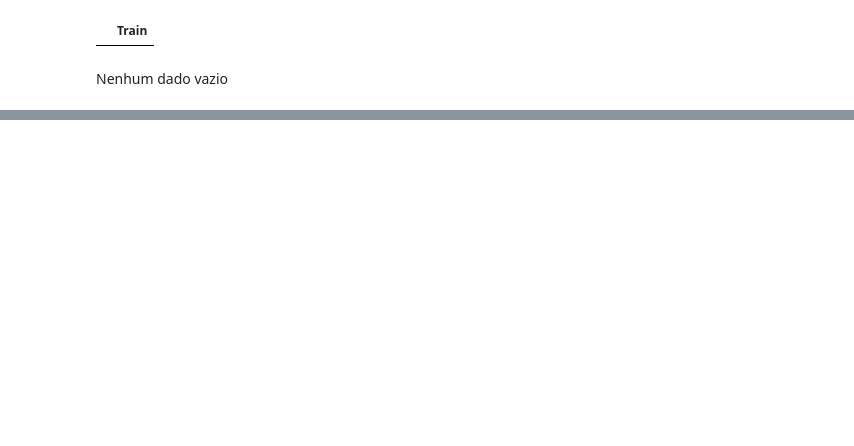
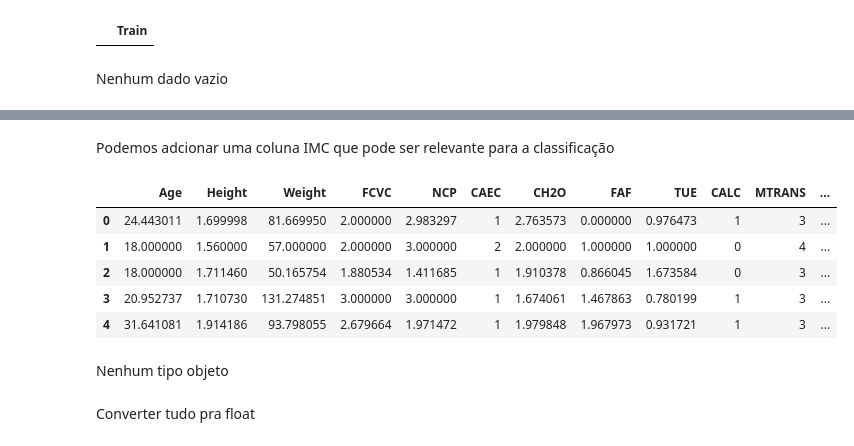
Before and after one commit to thiagomout/datamining, a Jupyter notebook: obesity_risk_random_forest.ipynb, the cells around one changed output, grey strips where cells are left out. Cells and saved outputs as stored; diff of their text form; code cells hidden in the pictures; blank space fills up the shorter version.

```diff
--- a/obesity_risk_random_forest.ipynb
+++ b/obesity_risk_random_forest.ipynb
@@ -23,0 +218,3 @@ Nenhum dado vazio
+# %%
+train['CALC'] = train['CALC'].replace(target).astype('int64')
+train['CALC'].unique()
@@ -23,0 +315,3 @@ Nenhum dado vazio
+# %%
+train = train.drop(columns=['Gender_Female','family_history_with_overweight_no','FAVC_no','SMOKE_no','SCC_no',])
+test = test.drop(columns=['Gender_Female','family_history_with_overweight_no','FAVC_no','SMOKE_no','SCC_no',])
@@ -23,0 +358,4 @@ Nenhum dado vazio
+# %% [markdown]
+Podemos adcionar uma coluna IMC que pode ser relevante para a classificação
+# %%
+train['imc'] = (train['Weight'])/((train['Height'])**2)
@@ -23,0 +364,13 @@ Nenhum dado vazio
+# %%
+train.head()
+# %% [output]
+|  | Age | Height | Weight | FCVC | NCP | CAEC | CH2O | FAF | TUE | CALC | MTRANS | ... |
+| 0 | 24.443011 | 1.699998 | 81.669950 | 2.000000 | 2.983297 | 1 | 2.763573 | 0.000000 | 0.976473 | 1 | 3 | ... |
+| 1 | 18.000000 | 1.560000 | 57.000000 | 2.000000 | 3.000000 | 2 | 2.000000 | 1.000000 | 1.000000 | 0 | 4 | ... |
+| 2 | 18.000000 | 1.711460 | 50.165754 | 1.880534 | 1.411685 | 1 | 1.910378 | 0.866045 | 1.673584 | 0 | 3 | ... |
+| 3 | 20.952737 | 1.710730 | 131.274851 | 3.000000 | 3.000000 | 1 | 1.674061 | 1.467863 | 0.780199 | 1 | 3 | ... |
+| 4 | 31.641081 | 1.914186 | 93.798055 | 2.679664 | 1.971472 | 1 | 1.979848 | 1.967973 | 0.931721 | 1 | 3 | ... |
+# %% [markdown]
+Nenhum tipo objeto
+# %% [markdown]
+Converter tudo pra float
```
Also changed, not shown: parts of 78 cells of this notebook.
